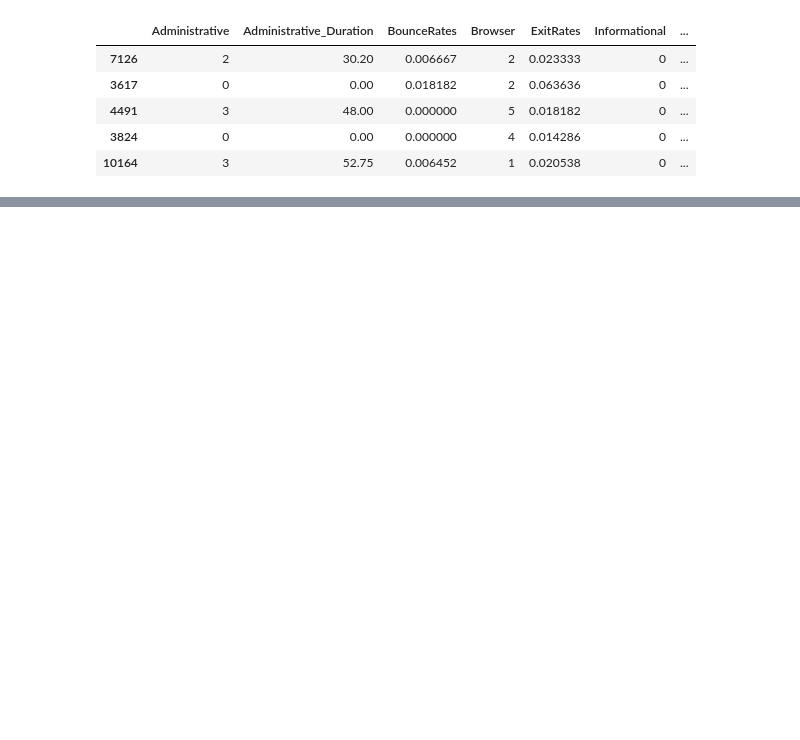
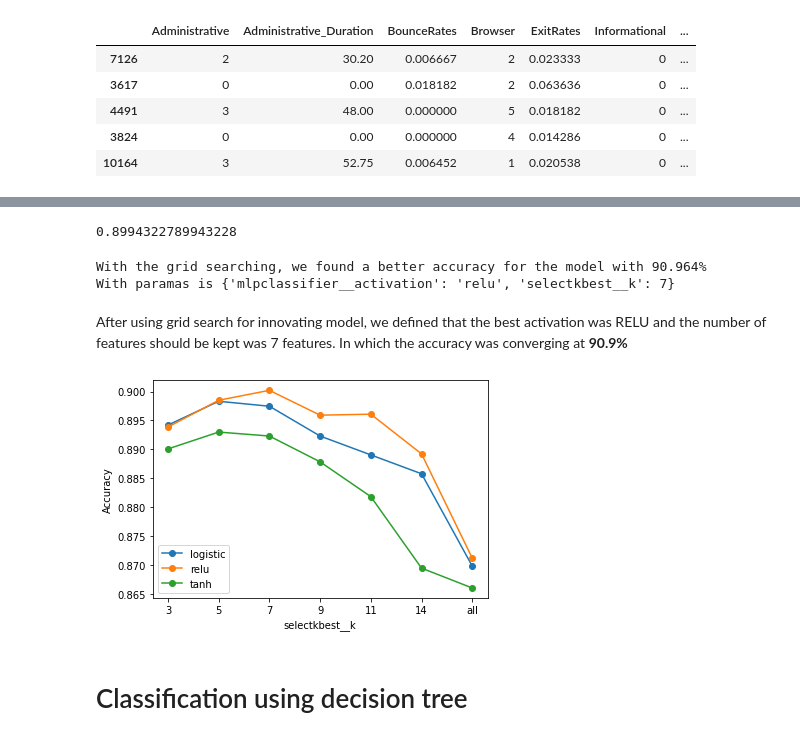
Before and after one commit to camphong24032002/Assignment3-PDS, a Jupyter notebook: Assigment3RMIT.ipynb, the cells around one changed output, grey strips where cells are left out. Saved outputs shown, nothing was run; the diff lists cells and outputs as text; code cells hidden in the pictures; blank space fills up the shorter version.

Commit message:
MLPClassifier

```diff
--- a/Assigment3RMIT.ipynb
+++ b/Assigment3RMIT.ipynb
@@ -258,16 +265,8 @@ VisitorType: 0.00343
 # %%
-train_accs = []
-val_accs = []
-alphas = [0,0.01,0.1, 1, 10, 100]
-k_s = [3, 5, 7, 9, 15, 17]
-best_val_acc = 0
-best_alpha = None
-best_k = None
-
-full_pipeline = make_pipeline(
-    preprocess_pipeline,
-    SelectKBest(chi2),
-    MLPClassifier(hidden_layer_sizes=(50), activation='relu', solver='adam', random_state=0, learning_rate_init=0.05, max_iter=100)
-)
+full_pipeline = Pipeline(steps=[
+    ('preprocess', preprocess_pipeline),
+    ('selectkbest', SelectKBest(chi2, k=10)),
+    ('mlpclassifier', MLPClassifier(hidden_layer_sizes=(50), activation='relu', solver='adam', random_state=0, learning_rate_init=0.05, alpha=100, max_iter=1000))
+])
 full_pipeline
 # %% [output]
@@ -291,13 +289,0 @@ Pipeline(steps=[('pipeline',
-# %%
-# full_pipeline.set_params(selectkbest__k=15)
-# full_pipeline.fit(train_X_df, train_y_sr)
-# train_score, val_score = full_pipeline.score(train_X_df, train_y_sr)*100, full_pipeline.score(val_X_df, val_y_sr)*100
-for alpha in alphas:
-    for k in k_s:
-        full_pipeline.set_params(selectkbest__k=k, mlpclassifier__alpha=alpha)
-        full_pipeline.fit(train_X_df, train_y_sr)
-        train_score, val_score = full_pipeline.score(train_X_df, train_y_sr)*100, full_pipeline.score(val_X_df, val_y_sr)*100
-        train_accs.append(train_score)
-        val_accs.append(val_score)
-        if val_score>best_val_acc:
-            best_val_acc, best_alpha, best_k = val_score, alpha, k
@@ -323,0 +301,12 @@ plt.title('validation accuracies'); plt.xlabel('value of k'); plt.ylabel('alpha'
+# %%
+optimize_pipeline = Pipeline(steps=[
+    ('preprocess', preprocess_pipeline),
+    ('selectkbest', SelectKBest(chi2)),
+    ('mlpclassifier', MLPClassifier(hidden_layer_sizes=(50), solver='adam', activation='relu', random_state=0, learning_rate_init=0.05, max_iter=1000))
+])
+
+param_grid = {'mlpclassifier__activation': ['logistic', 'relu', 'softmax', 'tanh'],
+            'selectkbest__k': [3, 5, 7, 9, 11, 14, 'all']}
+
+grid_search = GridSearchCV(optimize_pipeline, param_grid)
+grid_search.fit(train_X_df, train_y_sr)
@@ -323,0 +331,19 @@ plt.title('validation accuracies'); plt.xlabel('value of k'); plt.ylabel('alpha'
+# %%
+grid_search.score(test_X_df, test_y_sr)
+# %% [output]
+0.8994322789943228
+# %%
+val_acc = grid_search.score(val_X_df, val_y_sr)*100
+print(f'With the grid searching, we found a better accuracy for the model with {val_acc.round(3)}%')
+print(f'With paramas is {grid_search.best_params_}')
+# %% [output]
+With the grid searching, we found a better accuracy for the model with 90.964%
+With paramas is {'mlpclassifier__activation': 'relu', 'selectkbest__k': 7}
+# %% [markdown]
+After using grid search for innovating model, we defined that the best activation was RELU and the number of features should be kept was 7 features. In which the accuracy was converging at **90.9%**
+# %%
+plot_grid_search(grid_search, param_grid)
+# %% [output]
+[figure, added]
+# %% [markdown]
+<h1>Classification using decision tree</h1>
```
Also changed, not shown: parts of 39 cells of this notebook.
